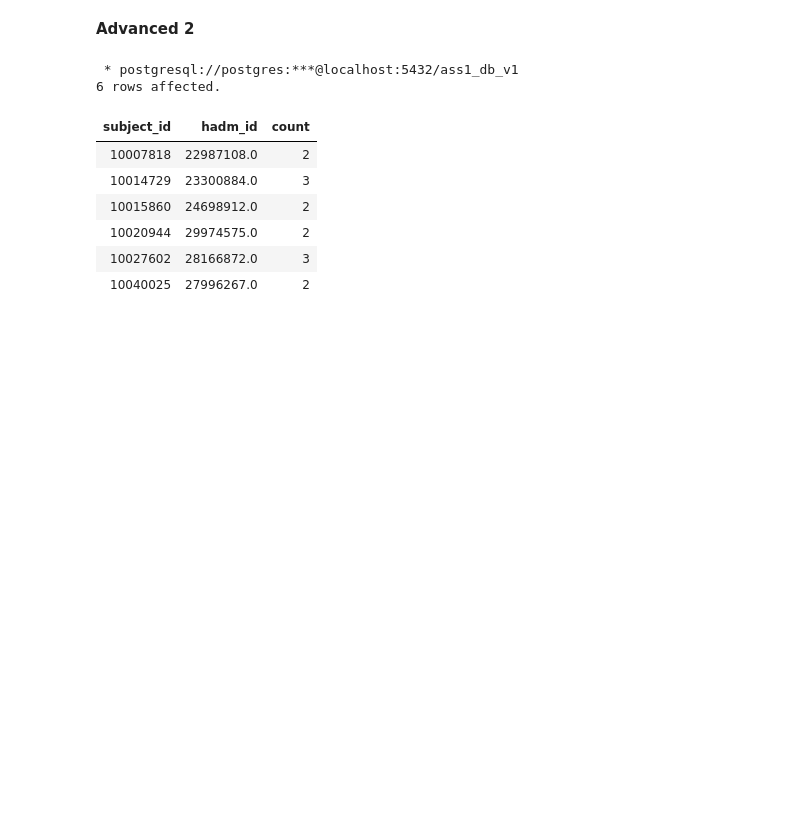
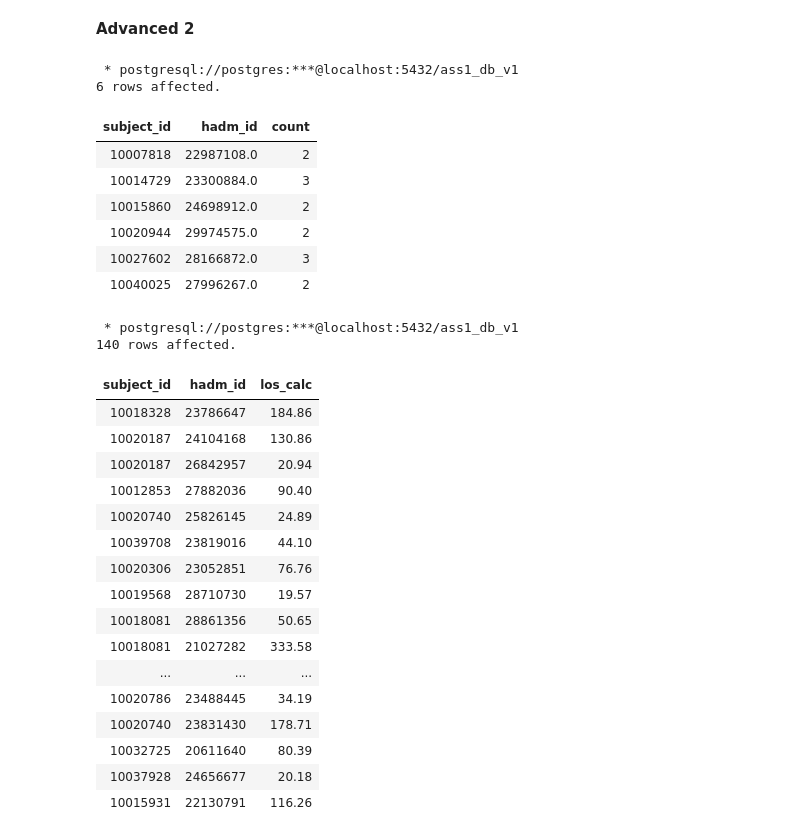
Before and after one commit to sarthak-panda/Sem6, a Jupyter notebook: COL362/Assignments/A1/rough.ipynb, the cells around one changed output. Drawn from its saved outputs; the diff is of its cells as text; code cells hidden in the pictures; blank space fills up the shorter version.

```diff
--- a/COL362/Assignments/A1/rough.ipynb
+++ b/COL362/Assignments/A1/rough.ipynb
@@ -954,3 +954,28 @@ order by subject_id
 | 10020944 | 29974575.0 | 2 |
 | 10027602 | 28166872.0 | 3 |
 | 10040025 | 27996267.0 | 2 |
+# %%
+%%sql
+select subject_id,hadm_id,ROUND(EXTRACT(EPOCH FROM (TO_TIMESTAMP(outtime, 'YYYY-MM-DD HH24:MI:SS') - TO_TIMESTAMP(intime, 'YYYY-MM-DD HH24:MI:SS'))) / 3600, 2) as icu_length_of_stay_hours
+from icu.icustays
+where outtime is not null
+# %% [output]
+ * postgresql://postgres:***@localhost:5432/ass1_db_v1
+140 rows affected.
+| subject_id | hadm_id | los_calc |
+| 10018328 | 23786647 | 184.86 |
+| 10020187 | 24104168 | 130.86 |
+| 10020187 | 26842957 | 20.94 |
+| 10012853 | 27882036 | 90.40 |
+| 10020740 | 25826145 | 24.89 |
+| 10039708 | 23819016 | 44.10 |
+| 10020306 | 23052851 | 76.76 |
+| 10019568 | 28710730 | 19.57 |
+| 10018081 | 28861356 | 50.65 |
+| 10018081 | 21027282 | 333.58 |
+| ... | ... | ... |
+| 10020786 | 23488445 | 34.19 |
+| 10020740 | 23831430 | 178.71 |
+| 10032725 | 20611640 | 80.39 |
+| 10037928 | 24656677 | 20.18 |
+| 10015931 | 22130791 | 116.26 |
```
Also changed, not shown: parts of 10 cells of this notebook.
